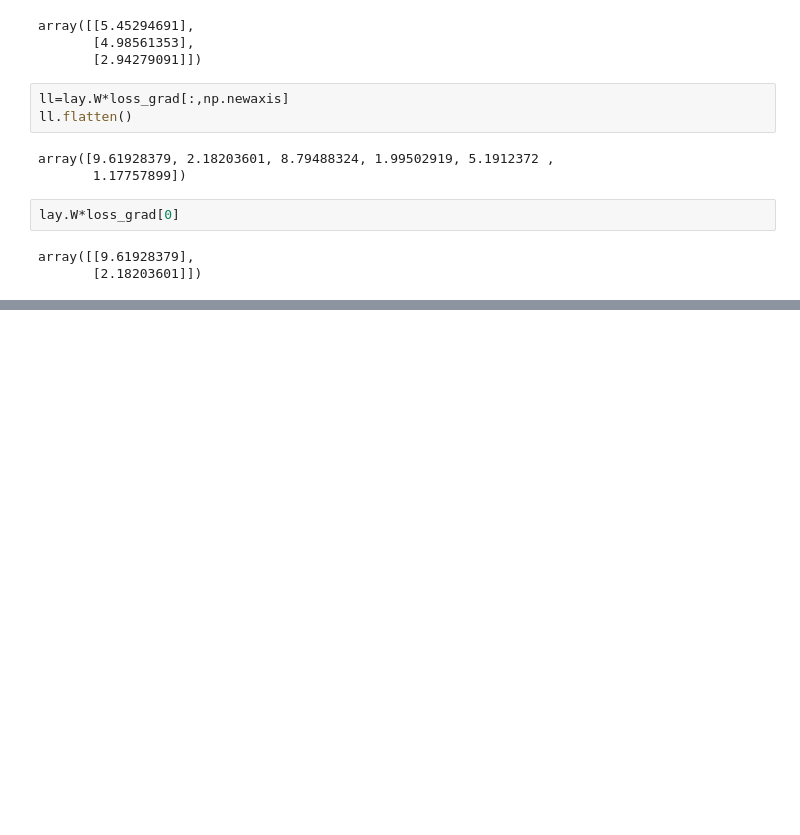
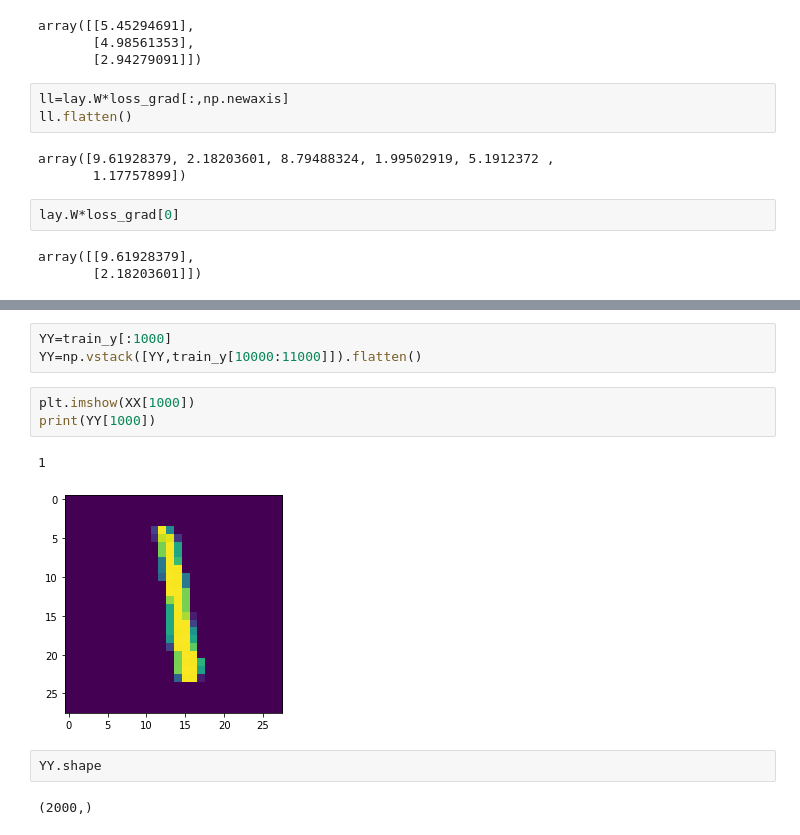
Before and after one commit to menasiraziz/Convnet, a Jupyter notebook: convnet2.ipynb, the cells around one changed output, grey strips where cells are left out. Saved outputs shown, nothing was run; the diff lists cells and outputs as text; blank space fills up the shorter version.

```diff
--- a/convnet2.ipynb
+++ b/convnet2.ipynb
@@ -510,0 +2436,13 @@ print(nn.num_grad_df(img,y,nn.conv1.filters.shape,nn.conv1.perturb_f))
+# %%
+YY=train_y[:1000]
+YY=np.vstack([YY,train_y[10000:11000]]).flatten()
+# %%
+plt.imshow(XX[1000])
+print(YY[1000])
+# %% [output]
+1
+[figure, added]
+# %%
+YY.shape
+# %% [output]
+(2000,)
```
Also changed, not shown: parts of 50 cells of this notebook.
